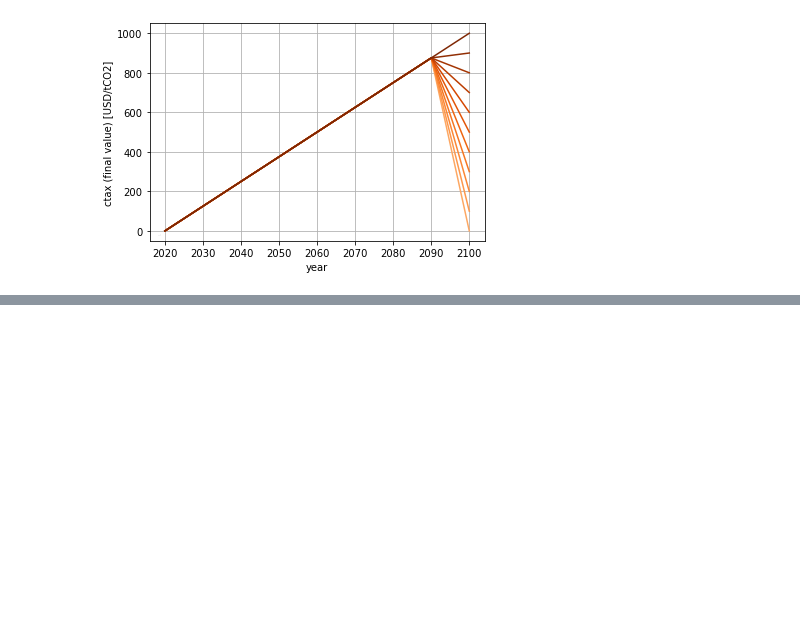
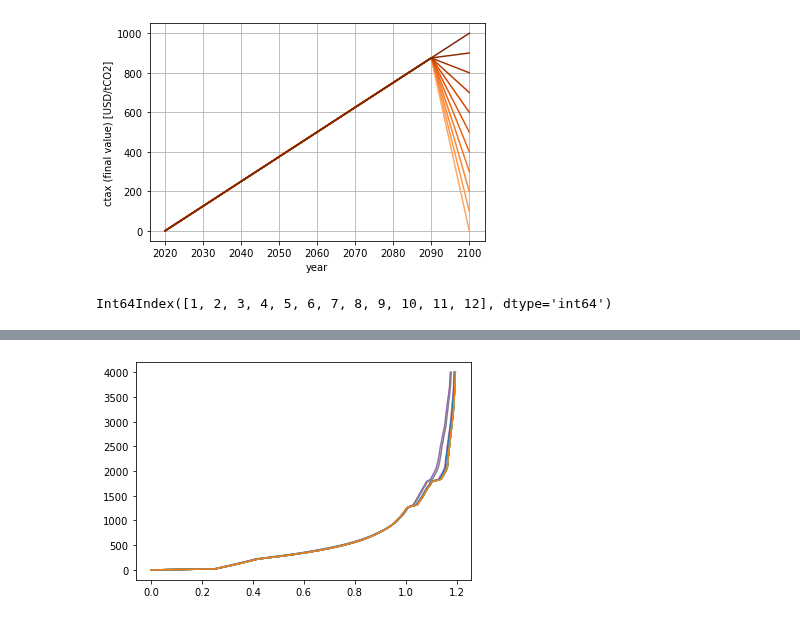
Before and after one commit to TVHTE/PBL_Code, a Jupyter notebook: Emulator/ctax_paths.ipynb, the cells around one changed output, grey strips where cells are left out. Saved outputs shown, nothing was run; the diff lists cells and outputs as text; code cells hidden in the pictures; blank space fills up the shorter version.

```diff
--- a/Emulator/ctax_paths.ipynb
+++ b/Emulator/ctax_paths.ipynb
@@ -142,3 +128,54 @@ raw_data.plot_ctax_paths(tree_ctax_paths_costs, 'Oranges')
 # %% [output]
 [figure]
 [figure]
+# %%
+"""
+prepare data from FAIR
+"""
+# costcheck_FAIR_1 = pd.read_table('C:/Users/toonv/Documents/PBL/Data/costcheck_FAIR/costcurveCO2_rel_1',
+#                                sep = ',', skiprows=1, header=None)
+# costcheck_FAIR_2 = pd.read_table('C:/Users/toonv/Documents/PBL/Data/costcheck_FAIR/costcurveCO2_rel_2',
+#                                sep = ',', skiprows=1, header=None)
+# costcheck_FAIR_3 = pd.read_table('C:/Users/toonv/Documents/PBL/Data/costcheck_FAIR/costcurveCO2_rel_3',
+#                                sep = ',', skiprows=1, header=None)
+# costcheck_FAIR_4 = pd.read_table('C:/Users/toonv/Documents/PBL/Data/costcheck_FAIR/costcurveCO2_rel_4',
+#                                sep = ',', skiprows=1, header=None)
+# costcheck_FAIR_5 = pd.read_table('C:/Users/toonv/Documents/PBL/Data/costcheck_FAIR/costcurveCO2_rel_5',
+#                                sep = ',', skiprows=1, header=None)
+# costcheck_FAIR_6 = pd.read_table('C:/Users/toonv/Documents/PBL/Data/costcheck_FAIR/costcurveCO2_rel_6',
+#                                sep = ',', skiprows=1, header=None)
+
+costcheck_FAIR = [f'costcurveCO2_rel_{i+1}' for i in range(12)]
+year = 2100
+
+def prepare_FAIR(year, df):
+    df = df[0]
+    index_2100 = df[df[df==2100]]
+    costcheck_2100 = df[(df[df == 2100].index.values[0] + 1):len(df)]
+
+    index_for_world = range(26, len(costcheck_2100), 27)
+    costcheck_2100_world = costcheck_2100.iloc[index_for_world].reset_index(drop=True)
+    costcheck_2100_world = costcheck_2100_world.astype(float)
+    ctaxes = range(0,4020,20)
+
+    costcheck_df = pd.DataFrame(costcheck_2100_world)
+#     costcheck_df['ctax'] = ctaxes
+    plt.plot(costcheck_2100_world, ctaxes)
+
+    return costcheck_df
+
+costcheck_FAIR_tot = pd.DataFrame()
+
+for df in costcheck_FAIR:
+    with open('C:/Users/toonv/Documents/PBL/Data/costcheck_FAIR/' + df, 'r') as file:
+        test = pd.read_table(file, sep = ',', skiprows=1, header=None)
+        costcheck_FAIR_tot = pd.concat([costcheck_FAIR_tot,
+                                       prepare_FAIR(year, test)], axis=1)
+
+costcheck_FAIR_tot.index = range(0,4020,20)
+costcheck_FAIR_tot.columns = [int(i+1) for i in range(12)]
+costcheck_FAIR_tot.to_csv('C:/Users/toonv/Documents/PBL/Data/costcheck_FAIR/costcheck_FAIR_tot.csv')
+print(costcheck_FAIR_tot.columns)
+costcheck_FAIR_tot.tail()
+# %% [output]
+Int64Index([1, 2, 3, 4, 5, 6, 7, 8, 9, 10, 11, 12], dtype='int64')
@@ -144,0 +188 @@ raw_data.plot_ctax_paths(tree_ctax_paths_costs, 'Oranges')
+[figure, added]
```
Also changed, not shown: parts of 3 cells of this notebook, 2 other files.
